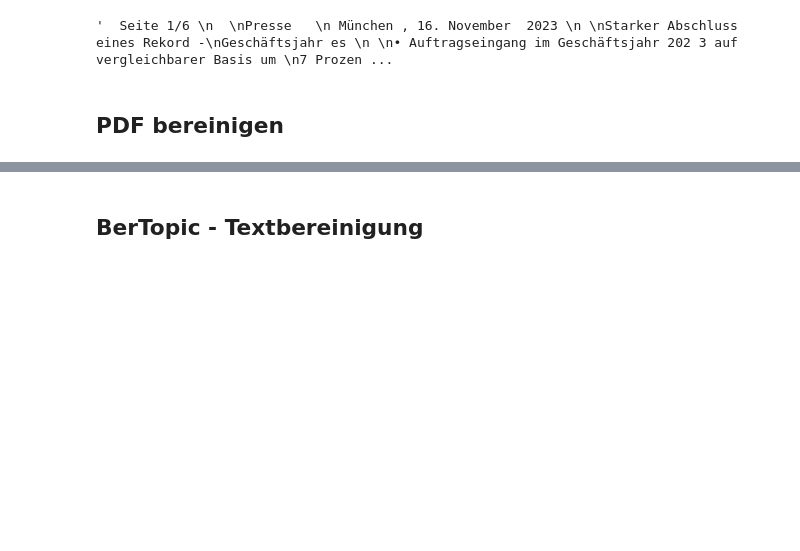
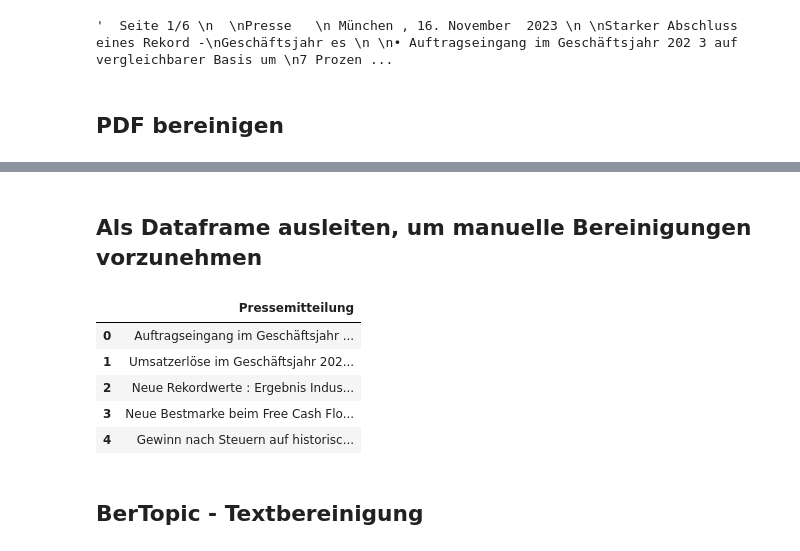
Before and after one commit to GitHappensI/NLP-Analyst-Recommendation-Project, a Jupyter notebook: TopicModelling_Pressemitteilung.ipynb, the cells around one changed output, grey strips where cells are left out. Drawn from its saved outputs; the diff is of its cells as text; code cells hidden in the pictures; blank space fills up the shorter version.

```diff
--- a/TopicModelling_Pressemitteilung.ipynb
+++ b/TopicModelling_Pressemitteilung.ipynb
@@ -93,0 +158,2 @@ combined_text
+# %% [markdown]
+## Als Dataframe ausleiten, um manuelle Bereinigungen vorzunehmen
@@ -93,0 +165,10 @@ combined_text
+# %%
+df_cleaned = pd.read_excel("Pressemitteilung_bereinigt.xlsx")
+df_cleaned.head()
+# %% [output]
+|  | Pressemitteilung |
+| 0 | Auftragseingang im Geschäftsjahr ... |
+| 1 | Umsatzerlöse im Geschäftsjahr 202... |
+| 2 | Neue Rekordwerte : Ergebnis Indus... |
+| 3 | Neue Bestmarke beim Free Cash Flo... |
+| 4 | Gewinn nach Steuern auf historisc... |
```
Also changed, not shown: parts of 37 cells of this notebook, 2 other files.
